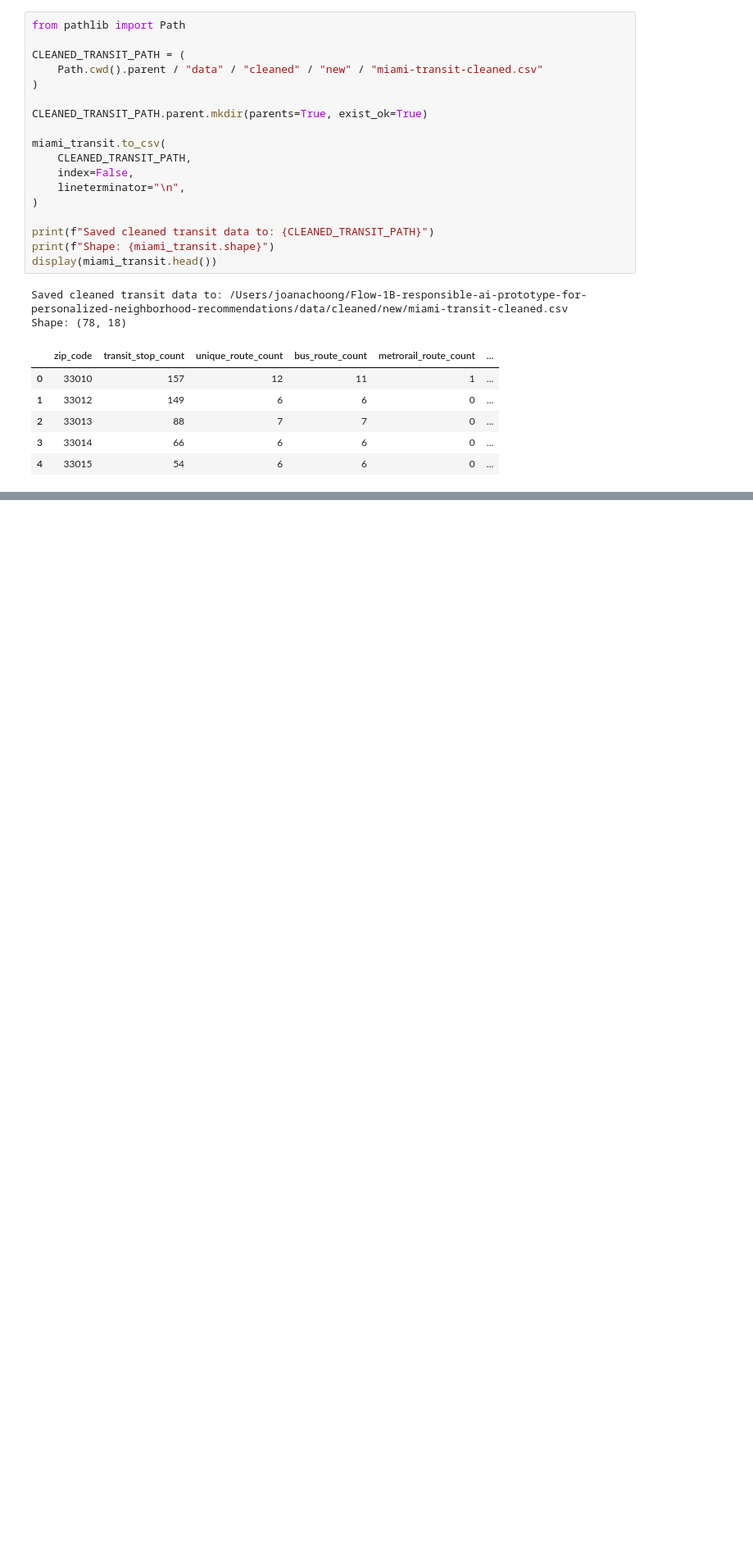
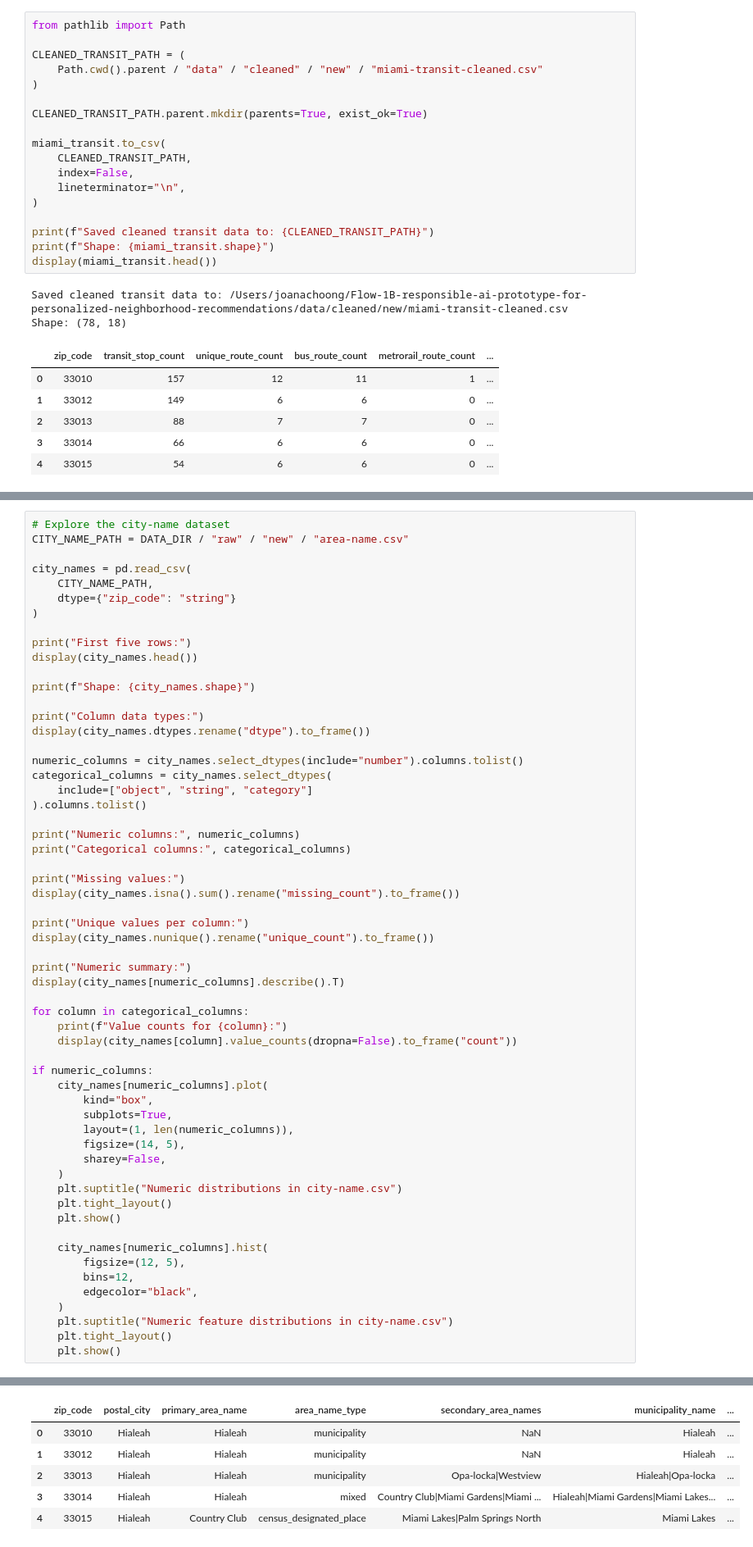
Before and after one commit to Break-Through-Tech/Flow-1B-responsible-ai-prototype-for-personalized-neighborhood-recommendations, a Jupyter notebook: notebooks/cleaning-new-data.ipynb, the cells around one changed output, grey strips where cells are left out. Shown at 82% size. Saved outputs shown, nothing was run; the diff lists cells and outputs as text; blank space fills up the shorter version.

```diff
--- a/notebooks/cleaning-new-data.ipynb
+++ b/notebooks/cleaning-new-data.ipynb
@@ -1348,0 +1353,59 @@ Shape: (78, 18)
+# %%
+# Explore the city-name dataset
+CITY_NAME_PATH = DATA_DIR / "raw" / "new" / "area-name.csv"
+
+city_names = pd.read_csv(
+    CITY_NAME_PATH,
+    dtype={"zip_code": "string"}
+)
+
+print("First five rows:")
+display(city_names.head())
+
+print(f"Shape: {city_names.shape}")
+
+print("Column data types:")
+display(city_names.dtypes.rename("dtype").to_frame())
+
+numeric_columns = city_names.select_dtypes(include="number").columns.tolist()
+categorical_columns = city_names.select_dtypes(
+    include=["object", "string", "category"]
+).columns.tolist()
+
+print("Numeric columns:", numeric_columns)
+print("Categorical columns:", categorical_columns)
+
+print("Missing values:")
+display(city_names.isna().sum().rename("missing_count").to_frame())
+
+print("Unique values per column:")
+display(city_names.nunique().rename("unique_count").to_frame())
+
+print("Numeric summary:")
+display(city_names[numeric_columns].describe().T)
+
+for column in categorical_columns:
+    print(f"Value counts for {column}:")
+    display(city_names[column].value_counts(dropna=False).to_frame("count"))
+
+if numeric_columns:
+    city_names[numeric_columns].plot(
+        kind="box",
+        subplots=True,
+        layout=(1, len(numeric_columns)),
+        figsize=(14, 5),
+        sharey=False,
+    )
+    plt.suptitle("Numeric distributions in city-name.csv")
+    plt.tight_layout()
+    plt.show()
+
+    city_names[numeric_columns].hist(
+        figsize=(12, 5),
+        bins=12,
+        edgecolor="black",
+    )
+    plt.suptitle("Numeric feature distributions in city-name.csv")
+    plt.tight_layout()
+    plt.show()
+# %% [output]
@@ -1348,0 +1413,6 @@ Shape: (78, 18)
+|  | zip_code | postal_city | primary_area_name | area_name_type | secondary_area_names | municipality_name | ... |
+| 0 | 33010 | Hialeah | Hialeah | municipality | NaN | Hialeah | ... |
+| 1 | 33012 | Hialeah | Hialeah | municipality | NaN | Hialeah | ... |
+| 2 | 33013 | Hialeah | Hialeah | municipality | Opa-locka|Westview | Hialeah|Opa-locka | ... |
+| 3 | 33014 | Hialeah | Hialeah | mixed | Country Club|Miami Gardens|Miami ... | Hialeah|Miami Gardens|Miami Lakes... | ... |
+| 4 | 33015 | Hialeah | Country Club | census_designated_place | Miami Lakes|Palm Springs North | Miami Lakes | ... |
```
Also changed, not shown: parts of 7 cells of this notebook, 4 other files.
